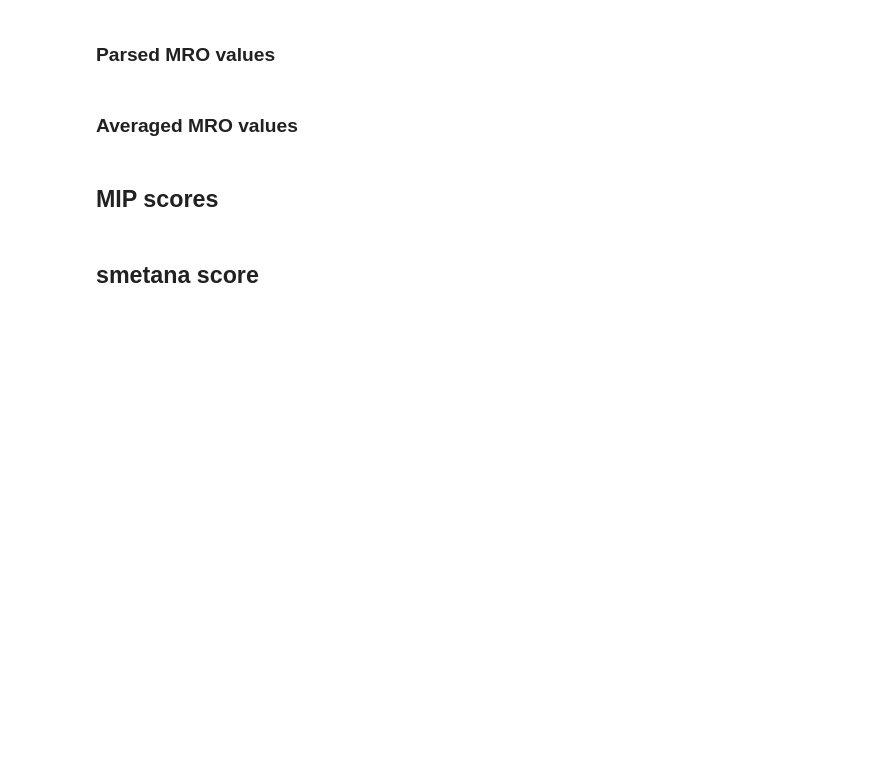
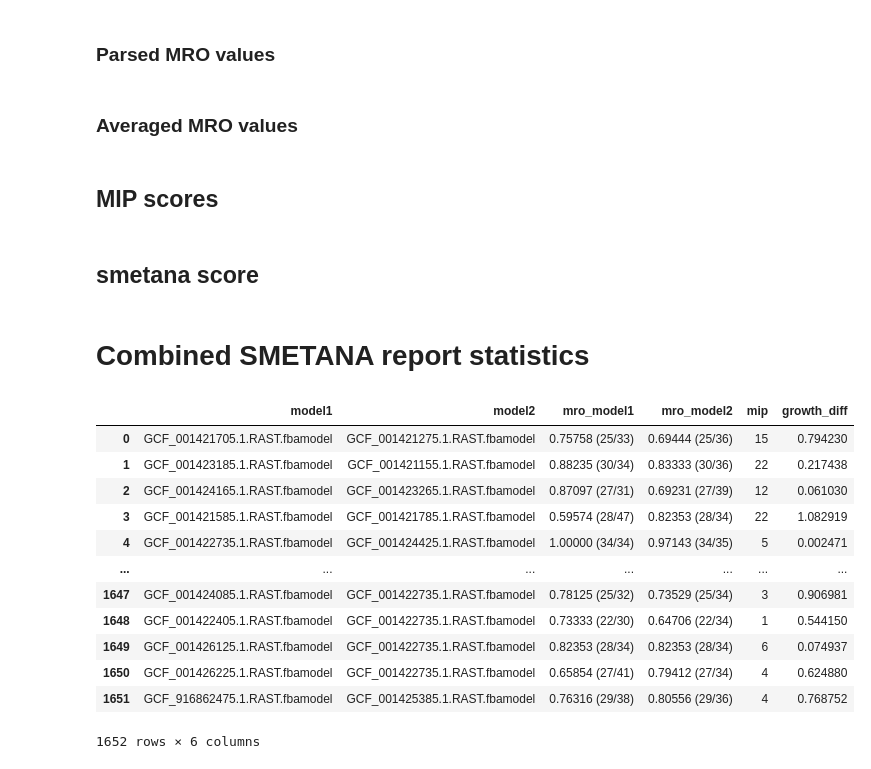
Before and after one commit to dtriadis/ModelSEEDpy, a Jupyter notebook: examples/Community Modeling/smetana/10-member_pairs_dev.ipynb, the cells around one changed output. Saved outputs shown, nothing was run; the diff lists cells and outputs as text; code cells hidden in the pictures; blank space fills up the shorter version.

```diff
--- a/examples/Community Modeling/smetana/10-member_pairs_dev.ipynb
+++ b/examples/Community Modeling/smetana/10-member_pairs_dev.ipynb
@@ -683,3 +683,21 @@ pyplot.text(1.6,62, f"p-value: {sigfig.round(ttest.pvalue, sigfigs=3)}", fontsiz
 fig.savefig("smetana comparion.jpg")
 # display(fig)
 # pyplot.show()
+# %% [markdown]
+# Combined SMETANA report statistics
+# %%
+combined_df
+# %% [output]
+|  | model1 | model2 | mro_model1 | mro_model2 | mip | growth_diff |
+| 0 | GCF_001421705.1.RAST.fbamodel | GCF_001421275.1.RAST.fbamodel | 0.75758 (25/33) | 0.69444 (25/36) | 15 | 0.794230 |
+| 1 | GCF_001423185.1.RAST.fbamodel | GCF_001421155.1.RAST.fbamodel | 0.88235 (30/34) | 0.83333 (30/36) | 22 | 0.217438 |
+| 2 | GCF_001424165.1.RAST.fbamodel | GCF_001423265.1.RAST.fbamodel | 0.87097 (27/31) | 0.69231 (27/39) | 12 | 0.061030 |
+| 3 | GCF_001421585.1.RAST.fbamodel | GCF_001421785.1.RAST.fbamodel | 0.59574 (28/47) | 0.82353 (28/34) | 22 | 1.082919 |
+| 4 | GCF_001422735.1.RAST.fbamodel | GCF_001424425.1.RAST.fbamodel | 1.00000 (34/34) | 0.97143 (34/35) | 5 | 0.002471 |
+| ... | ... | ... | ... | ... | ... | ... |
+| 1647 | GCF_001424085.1.RAST.fbamodel | GCF_001422735.1.RAST.fbamodel | 0.78125 (25/32) | 0.73529 (25/34) | 3 | 0.906981 |
+| 1648 | GCF_001422405.1.RAST.fbamodel | GCF_001422735.1.RAST.fbamodel | 0.73333 (22/30) | 0.64706 (22/34) | 1 | 0.544150 |
+| 1649 | GCF_001426125.1.RAST.fbamodel | GCF_001422735.1.RAST.fbamodel | 0.82353 (28/34) | 0.82353 (28/34) | 6 | 0.074937 |
+| 1650 | GCF_001426225.1.RAST.fbamodel | GCF_001422735.1.RAST.fbamodel | 0.65854 (27/41) | 0.79412 (27/34) | 4 | 0.624880 |
+| 1651 | GCF_916862475.1.RAST.fbamodel | GCF_001425385.1.RAST.fbamodel | 0.76316 (29/38) | 0.80556 (29/36) | 4 | 0.768752 |
+1652 rows × 6 columns
```
Also changed, not shown: parts of 5 cells of this notebook, 24 other files.
